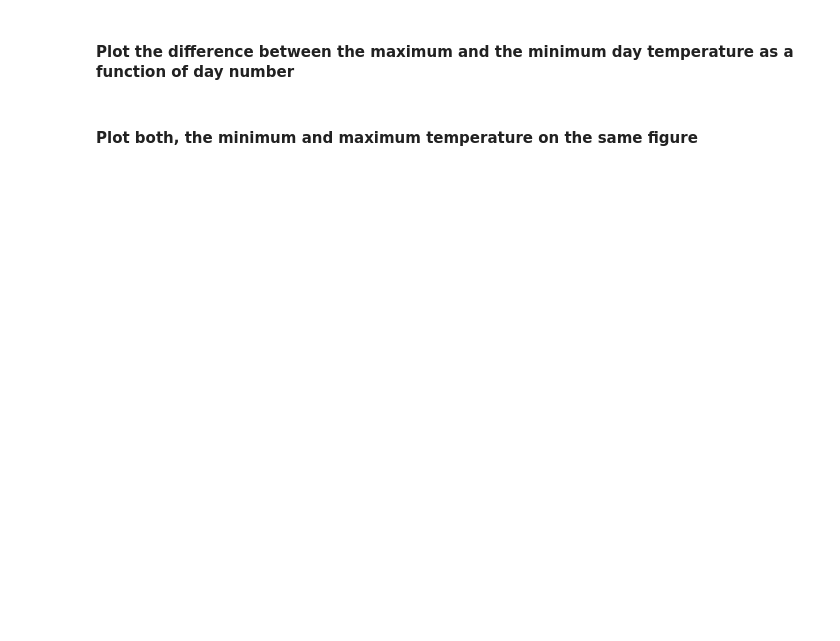
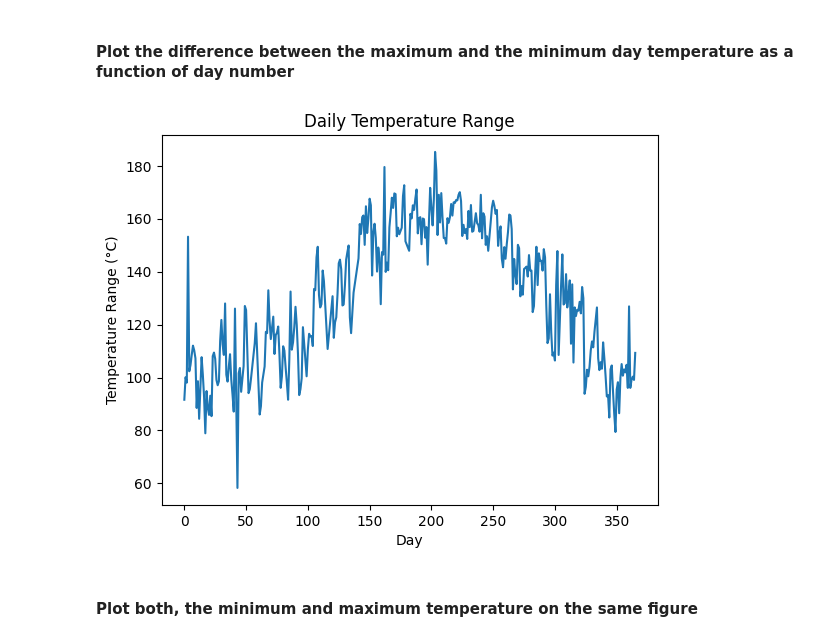
Before and after one commit to whatnirja/PyData2025, a Jupyter notebook: Lab_Week3_Numpy/lab3_Exercise.ipynb, the cells around one changed output. Saved outputs shown, nothing was run; the diff lists cells and outputs as text; code cells hidden in the pictures; blank space fills up the shorter version.

```diff
--- a/Lab_Week3_Numpy/lab3_Exercise.ipynb
+++ b/Lab_Week3_Numpy/lab3_Exercise.ipynb
@@ -228,4 +374,14 @@ dtype('float64')
 # %% [markdown]
 #### Plot the difference between the maximum and the minimum day temperature as a function of day number
+# %%
+range_temp = max_temp - min_temp
+plt.figure()
+plt.plot(day, range_temp)
+plt.xlabel("Day")
+plt.ylabel("Temperature Range (°C)")
+plt.title("Daily Temperature Range")
+plt.show()
+# %% [output]
+[figure, added]
 # %% [markdown]
 #### Plot both, the minimum and maximum temperature on the same figure
```
Also changed, not shown: parts of 47 cells of this notebook.
